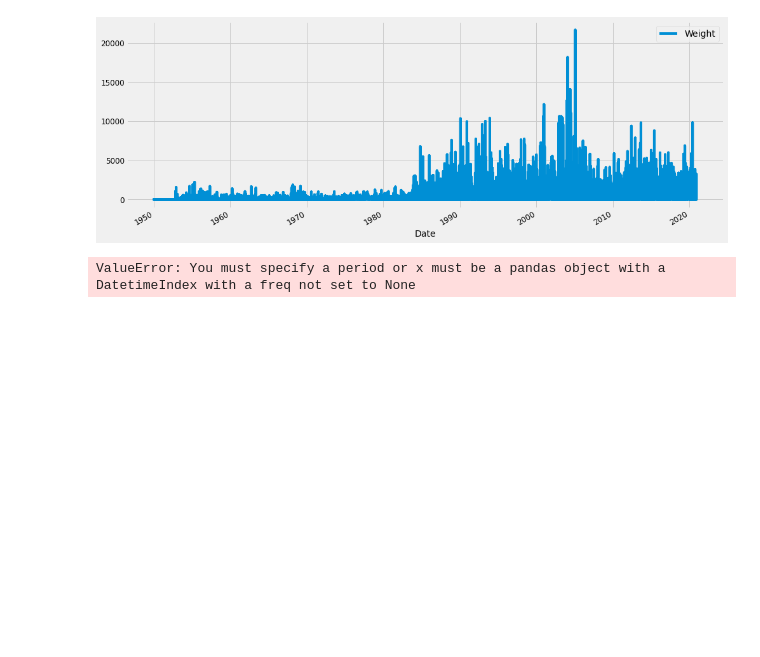
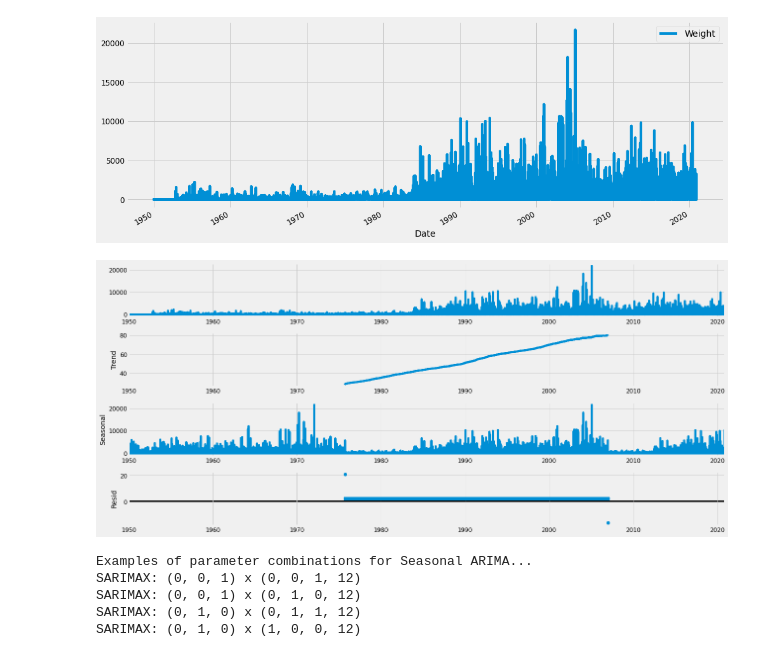
Before and after one commit to jackshannon97/yellowfin_time_series, a Jupyter notebook: YFT_time_series.ipynb, the cells around one changed output. Drawn from its saved outputs; the diff is of its cells as text; code cells hidden in the pictures; blank space fills up the shorter version.

```diff
--- a/YFT_time_series.ipynb
+++ b/YFT_time_series.ipynb
@@ -15,3 +15,6 @@ matplotlib.rcParams['axes.labelsize'] = 14
 matplotlib.rcParams['xtick.labelsize'] = 12
 matplotlib.rcParams['ytick.labelsize'] = 12
 matplotlib.rcParams['text.color'] = 'k'
+# %%
+df = pd.read_csv('YFT_clean_2.csv', index_col=0)
+print(df)
@@ -18,6 +36,5 @@ matplotlib.rcParams['text.color'] = 'k'
 # %%
-df = pd.read_csv('YFT_clean.csv')
-df['Date'] = pd.to_datetime(df['Date'], format = '%Y-%m-%d')
-
-print(df.info())
+df['Date'] = pd.to_datetime(df['Date'], format='%Y-%m-%d')
+df = df.set_index('Date')
+df.index
 # %% [output]
@@ -34,15 +49,31 @@ None
 # %%
-catch = df.set_index('Date')
-catch.plot(figsize=(15, 6))
+df.plot(figsize=(15, 6))
 plt.show()
 # %% [output]
 [figure]
 # %%
 from pylab import rcParams
 rcParams['figure.figsize'] = 18, 8
 
-decomposition = sm.tsa.seasonal_decompose(catch, model='additive')
+decomposition = sm.tsa.seasonal_decompose(df, model='additive', period = int(len(df)/2))
 fig = decomposition.plot()
 plt.show()
 # %% [output]
-ValueError: You must specify a period or x must be a pandas object with a DatetimeIndex with a freq not set to None
+[figure, added]
+# %%
+#ARIMA Time Series Model parameter selection
+p = d = q = range(0, 2)
+pdq = list(itertools.product(p, d, q))
+seasonal_pdq = [(x[0], x[1], x[2], 12) for x in list(itertools.product(p, d, q))]
+
+print('Examples of parameter combinations for Seasonal ARIMA...')
+print('SARIMAX: {} x {}'.format(pdq[1], seasonal_pdq[1]))
+print('SARIMAX: {} x {}'.format(pdq[1], seasonal_pdq[2]))
+print('SARIMAX: {} x {}'.format(pdq[2], seasonal_pdq[3]))
+print('SARIMAX: {} x {}'.format(pdq[2], seasonal_pdq[4]))
+# %% [output]
+Examples of parameter combinations for Seasonal ARIMA...
+SARIMAX: (0, 0, 1) x (0, 0, 1, 12)
+SARIMAX: (0, 0, 1) x (0, 1, 0, 12)
+SARIMAX: (0, 1, 0) x (0, 1, 1, 12)
+SARIMAX: (0, 1, 0) x (1, 0, 0, 12)
```
Also changed, not shown: parts of 3 cells of this notebook, 5 other files.
